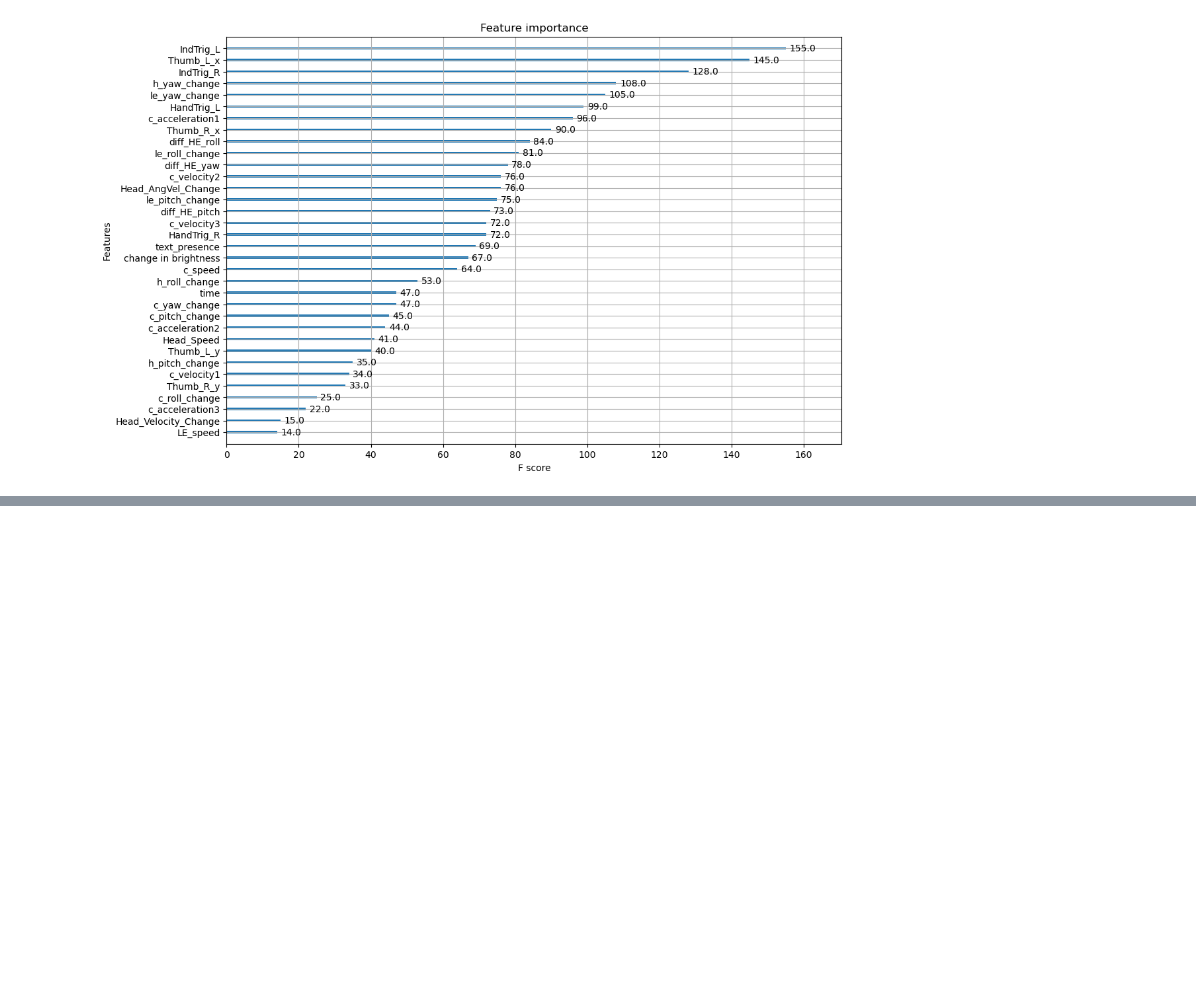
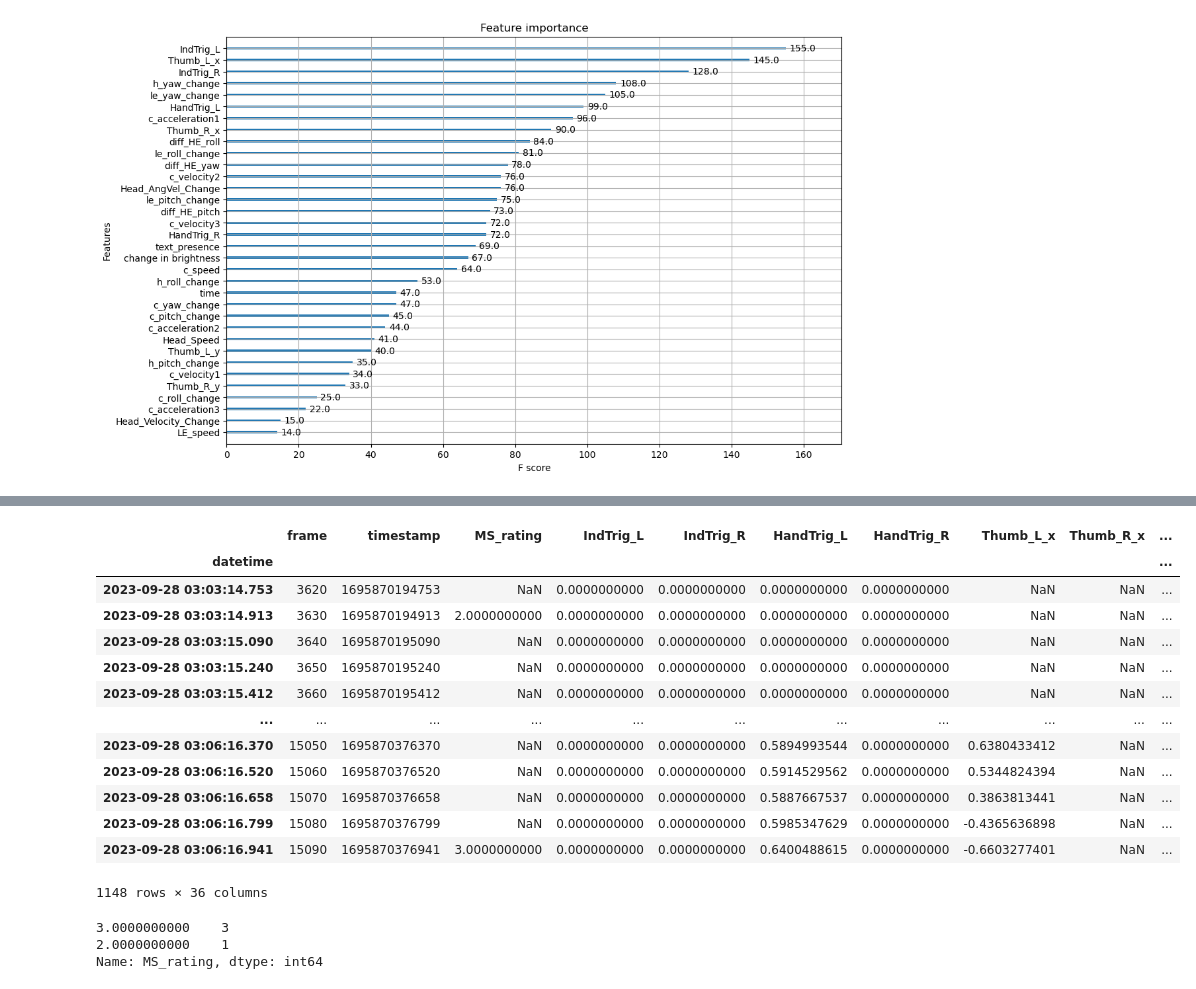
Before and after one commit to augmented-human-lab/vr-motion-sickness-modelling, a Jupyter notebook: Modelling/pipeline/pipeline.ipynb, the cells around one changed output, grey strips where cells are left out. Drawn from its saved outputs; the diff is of its cells as text; code cells hidden in the pictures; blank space fills up the shorter version.

```diff
--- a/Modelling/pipeline/pipeline.ipynb
+++ b/Modelling/pipeline/pipeline.ipynb
@@ -64,3 +533,20 @@ xgb.plot_importance(model, ax=ax)
 plt.show()
 # %% [output]
 [figure]
+# %%
+df=cleaned_session
+# %%
+# df = pd.DataFrame(data)
+
+# Convert the timestamp to datetime format
+df['datetime'] = pd.to_datetime(df['timestamp'], unit='ms')
+
+# Set the datetime as the index
+df.set_index('datetime', inplace=True)
+
+# Resample the data to one-minute intervals
+# You can specify the aggregation function for each column, e.g., 'mean', 'sum', etc.
+aggregated_df = df.resample('1T').mean()  # Change the aggregation function as needed
+
+# Reset the index if needed
+aggregated_df.reset_index(inplace=True)
@@ -66,0 +565,23 @@ plt.show()
+# %%
+df
+# %% [output]
+|  | frame | timestamp | MS_rating | IndTrig_L | IndTrig_R | HandTrig_L | HandTrig_R | Thumb_L_x | Thumb_R_x | ... |
+| datetime |  |  |  |  |  |  |  |  |  | ... |
+| 2023-09-28 03:03:14.753 | 3620 | 1695870194753 | NaN | 0.0000000000 | 0.0000000000 | 0.0000000000 | 0.0000000000 | NaN | NaN | ... |
+| 2023-09-28 03:03:14.913 | 3630 | 1695870194913 | 2.0000000000 | 0.0000000000 | 0.0000000000 | 0.0000000000 | 0.0000000000 | NaN | NaN | ... |
+| 2023-09-28 03:03:15.090 | 3640 | 1695870195090 | NaN | 0.0000000000 | 0.0000000000 | 0.0000000000 | 0.0000000000 | NaN | NaN | ... |
+| 2023-09-28 03:03:15.240 | 3650 | 1695870195240 | NaN | 0.0000000000 | 0.0000000000 | 0.0000000000 | 0.0000000000 | NaN | NaN | ... |
+| 2023-09-28 03:03:15.412 | 3660 | 1695870195412 | NaN | 0.0000000000 | 0.0000000000 | 0.0000000000 | 0.0000000000 | NaN | NaN | ... |
+| ... | ... | ... | ... | ... | ... | ... | ... | ... | ... | ... |
+| 2023-09-28 03:06:16.370 | 15050 | 1695870376370 | NaN | 0.0000000000 | 0.0000000000 | 0.5894993544 | 0.0000000000 | 0.6380433412 | NaN | ... |
+| 2023-09-28 03:06:16.520 | 15060 | 1695870376520 | NaN | 0.0000000000 | 0.0000000000 | 0.5914529562 | 0.0000000000 | 0.5344824394 | NaN | ... |
+| 2023-09-28 03:06:16.658 | 15070 | 1695870376658 | NaN | 0.0000000000 | 0.0000000000 | 0.5887667537 | 0.0000000000 | 0.3863813441 | NaN | ... |
+| 2023-09-28 03:06:16.799 | 15080 | 1695870376799 | NaN | 0.0000000000 | 0.0000000000 | 0.5985347629 | 0.0000000000 | -0.4365636898 | NaN | ... |
+| 2023-09-28 03:06:16.941 | 15090 | 1695870376941 | 3.0000000000 | 0.0000000000 | 0.0000000000 | 0.6400488615 | 0.0000000000 | -0.6603277401 | NaN | ... |
+1148 rows × 36 columns
+# %%
+df['MS_rating'].value_counts()
+# %% [output]
+3.0000000000    3
+2.0000000000    1
+Name: MS_rating, dtype: int64
```
Also changed, not shown: parts of 20 cells of this notebook, 11 other files.
